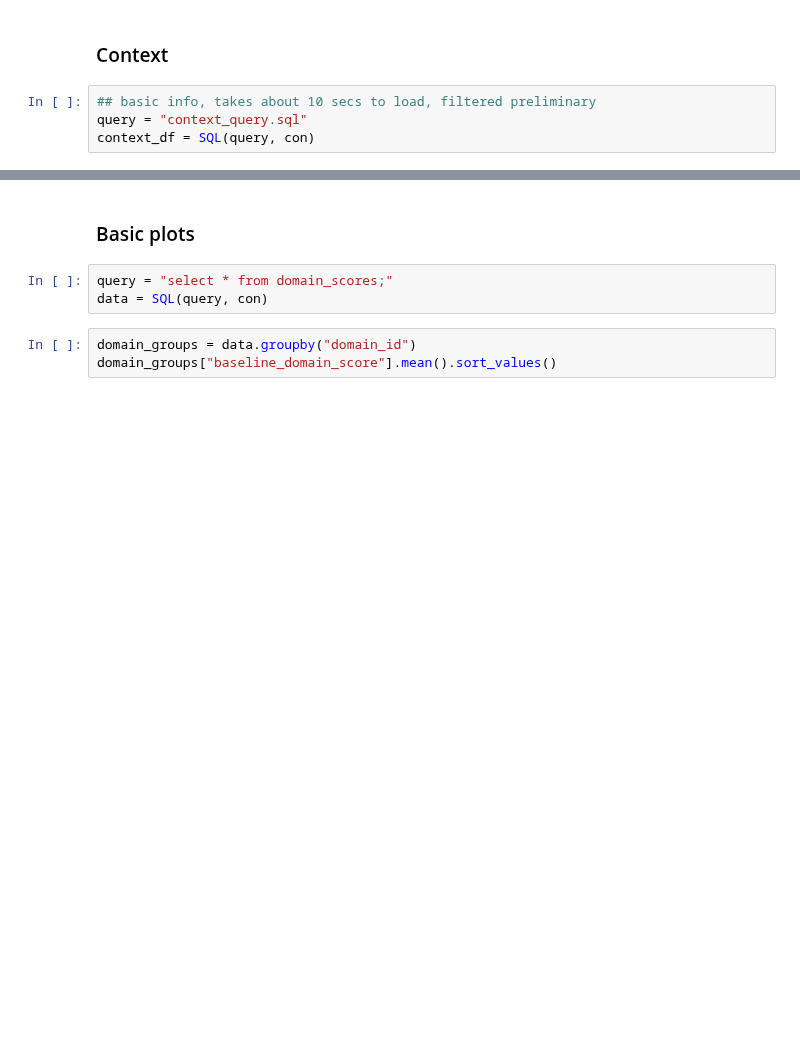
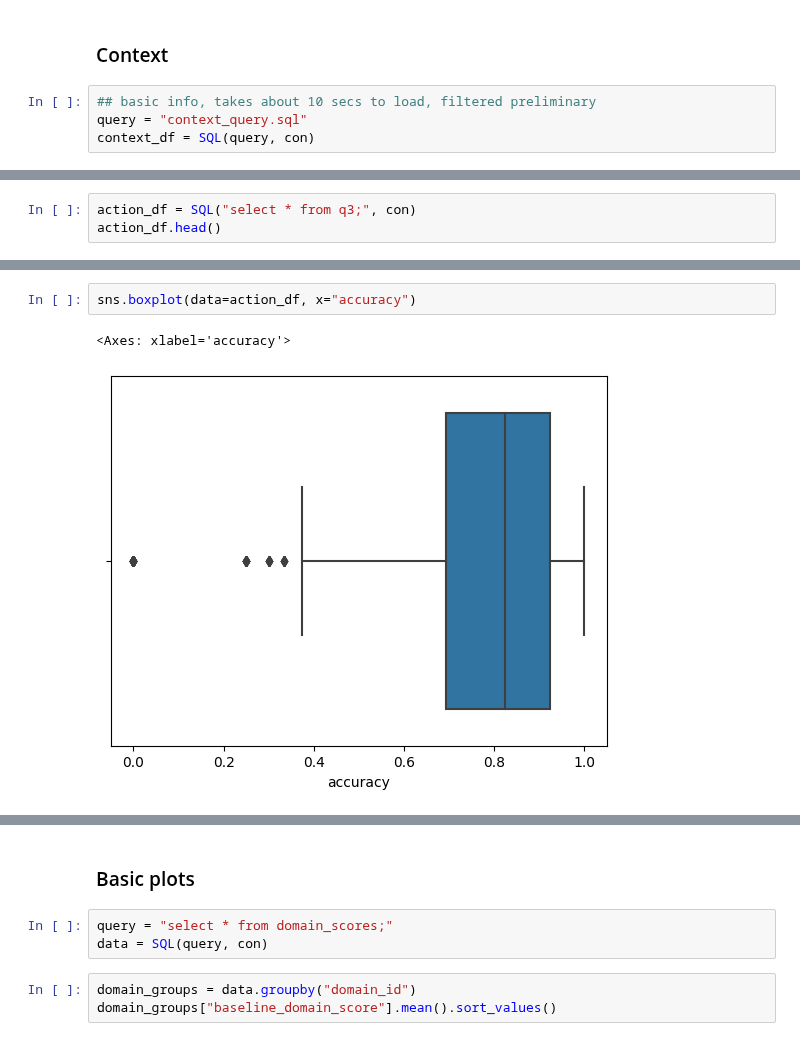
Before and after one commit to twchen88/ct_research, a Jupyter notebook: script.ipynb, the cells around one changed output, grey strips where cells are left out. Drawn from its saved outputs; the diff is of its cells as text; blank space fills up the shorter version.

```diff
--- a/script.ipynb
+++ b/script.ipynb
@@ -222,0 +106,3 @@ sns.histplot(data=context_df_time, x="condition_since")
+# %%
+action_df = SQL("select * from q3;", con)
+action_df.head()
@@ -222,0 +130,5 @@ sns.histplot(data=context_df_time, x="condition_since")
+# %%
+sns.boxplot(data=action_df, x="accuracy")
+# %% [output]
+<Axes: xlabel='accuracy'>
+[figure, added]
```
Also changed, not shown: parts of 35 cells of this notebook, 2 other files.
